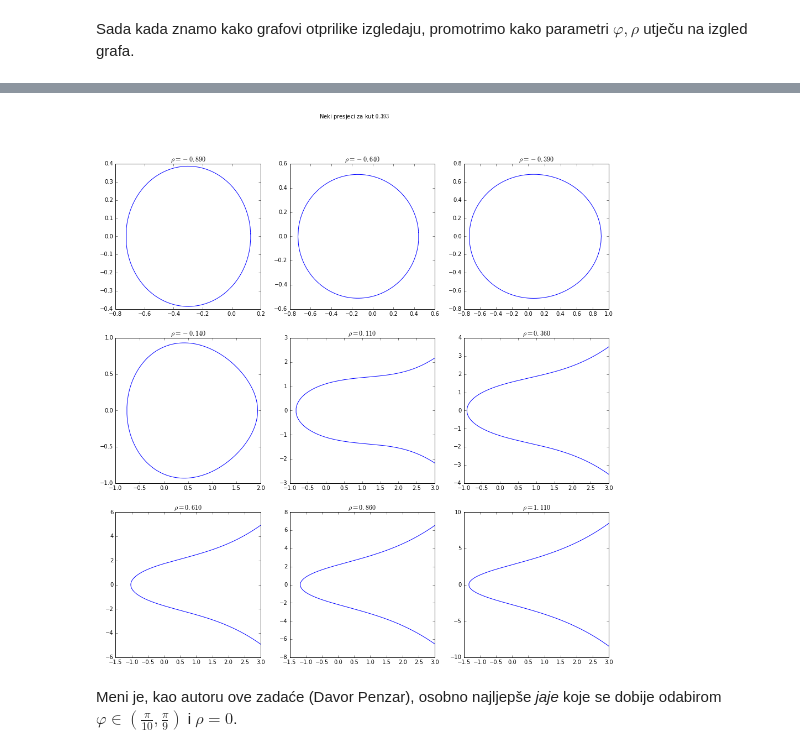
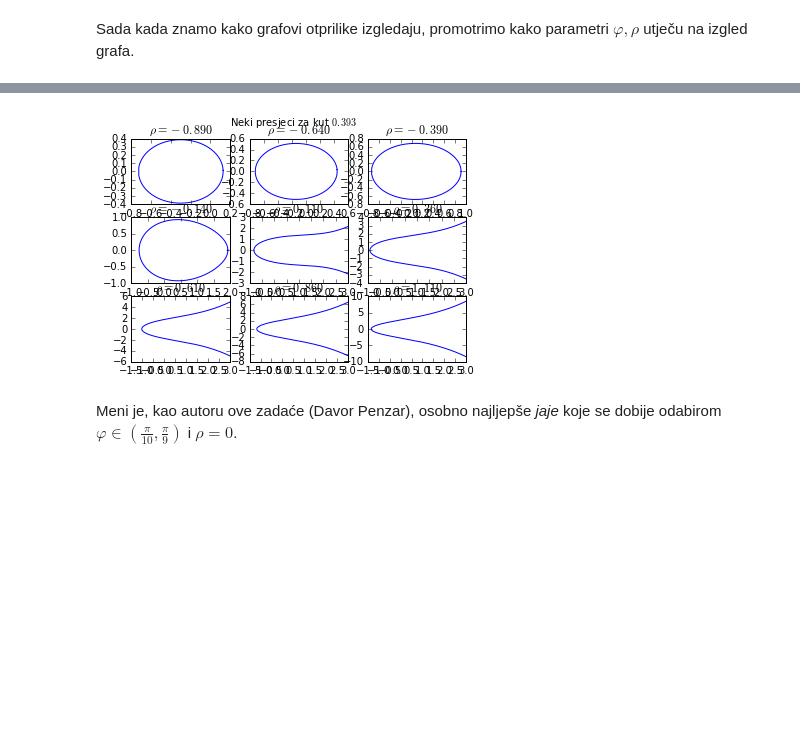
Before and after one commit to DavorPenzar/ms_zadaca1, a Jupyter notebook: zadaca1.ipynb, the cells around one changed output, grey strips where cells are left out. Cells and saved outputs as stored; diff of their text form; code cells hidden in the pictures; blank space fills up the shorter version.

```diff
--- a/zadaca1.ipynb
+++ b/zadaca1.ipynb
@@ -1162,7 +1155,7 @@ phi_txt = ['0', r"\frac{\pi}{4}", r"\frac{\pi}{2}"]
 rho_txt = ['{- 1}', '0', '1']
 
 # Slika grafova
-fig, axes = plt.subplots(3, 3, figsize = (16, 16))
+fig, axes = plt.subplots(3, 3)
 
 # Naslov slike
 fig.suptitle('Neki presjeci za kuteve $ {0:s} , {1:s} , {2:s} $'.
@@ -1187,7 +1180,7 @@ for i in range(9):
     # Crtanje grafa
     num_presjek_graf(phi[i // 3], rho[i % 3],
                      ax = axes[i // 3, i % 3],
-                     x = np.linspace(-3, xmax, 1024),
+                     xdata = np.linspace(-3, xmax, 1024),
                      close = (len(n) == 2))
 
 # Prikaz grafova
@@ -1235,8 +1228,12 @@ UNOS = False
 r = 3
 c = 3
 
+# Korak ekvidistantne podjele intervala [0, pi / 2] po grafovima iznosi
+# pi / 2 / k
+k = r * c - 1
+
 # Parametri phi, rho
-phi = np.linspace(0, np.pi / 2, r * c)
+phi = np.linspace(0, np.pi / 2, k + 1)
 if UNOS:
     if sys.hexversion < 0x03000000:
         rho = float(raw_input('rho = '))
@@ -1246,7 +1243,7 @@ else:
     rho = 0.0
 
 # Slika grafova
-fig, axes = plt.subplots(r, c, figsize = (16, 16))
+fig, axes = plt.subplots(r, c)
 
 # Naslov slike
 fig.suptitle('Neki presjeci za odmak $ {0:.3f} $'.format(rho))
@@ -1266,18 +1263,18 @@ for i in range(r * c):
     if i == 0:
         phi_txt = '0'
     else:
-        if i // math.gcd(i, 16) == 1:
-            if math.gcd(i, 16) == 16:
+        if i // math.gcd(i, 2 * k) == 1:
+            if math.gcd(i, 2 * k) == 2 * k:
                 phi_txt = r"\pi"
             else:
                 phi_txt = (r"\frac{\pi}{" +
-                           "{0:d}".format(16 // math.gcd(i, 16)) +
+                           "{0:d}".format(2 * k // math.gcd(i, 2 * k)) +
                            r"}")
         else:
             phi_txt = (r"\frac{" +
-                       "{0:d}".format(i // math.gcd(i, 16)) +
+                       "{0:d}".format(i // math.gcd(i, 2 * k)) +
                        " \pi}{" +
-                       "{0:d}".format(16 // math.gcd(i, 16)) +
+                       "{0:d}".format(2 * k // math.gcd(i, 2 * k)) +
                        r"}")
 
     # Deduciranje podrucja crtanja grafa
@@ -1293,7 +1290,7 @@ for i in range(r * c):
     # Crtanje grafa
     num_presjek_graf(phi[i], rho,
                      ax = ax,
-                     x = np.linspace(-3, xmax, 1024),
+                     xdata = np.linspace(-3, xmax, 1024),
                      close = (len(n) == 2))
 
 # Prikaz grafova
@@ -1312,6 +1309,10 @@ UNOS = False
 r = 3
 c = 3
 
+# Korak ekvidistantne podjele intervala [r_min, r_max] po grafovima iznosi
+# (r_max - r_min) / k
+k = r * c - 1
+
 # Parametri phi, rho
 if UNOS:
     if sys.hexversion < 0x03000000:
@@ -1320,51 +1321,51 @@ if UNOS:
         phi = float(input('phi = '))
 else:
     phi = np.pi / 8
-phi, rho = simpl_presjek_param(phi, 0)
+phi, rho = num_presjek_simpl(phi, 0)
 if abs(phi) >= 1e-4 and abs(phi - np.pi / 2) >= 1e-4:
     rho = np.linspace(np.cos(phi) * (1 + np.log(abs(np.tan(phi)))) - 1,
                       np.cos(phi) * (1 + np.log(abs(np.tan(phi)))) + 1,
                       r * c)
 else:
-    rho = np.linspace(-1, 1, r * c)
+    rho = np.linspace(-1, 1, k + 1)
 
 # Slika grafova
-fig, axes = plt.subplots(r, c, figsize = (16, 16))
+fig, axes = plt.subplots(r, c)
 
 # Naslov slike
 fig.suptitle('Neki presjeci za kut $ {0:.3f} $'.format(phi))
 
 # Crtanje grafova
 for i in range(r * c):
     # Dedukcija grafa
     if r == 1 and c == 1:
         ax = axes
     else:
         if r == 1 or c == 1:
             ax = axes[i]
         else:
             ax = axes[i // c, i % c]
 
     # Deduciranje podrucja crtanja grafa
     n = num_presjek_nult(phi, rho[i])
     if len(n) < 2:
         xmax = 3
     else:
         xmax = abs(max(n.min(), n.max(), key = abs))
 
     # Konstruiranje grafa
     ax.set_title(r"$ \rho = {0:.3f} $".format(rho[i]))
 
     # Crtanje grafa
     num_presjek_graf(phi, rho[i],
                      ax = ax,
-                     x = np.linspace(-3, xmax, 1024),
+                     xdata = np.linspace(-3, xmax, 1024),
                      close = (len(n) == 2))
 
 # Prikaz grafova
 plt.show()
 # %% [output]
-[figure, old version]
+[figure, new version]
 # %% [markdown]
 Meni je, kao autoru ove zadaće (Davor Penzar), osobno najljepše _jaje_ koje se dobije odabirom $ \varphi \in \left( \frac{\pi}{10} , \frac{\pi}{9} \right) $ i $ \rho = 0 $.
 # %%
```
Also changed, not shown: parts of 28 cells of this notebook.
